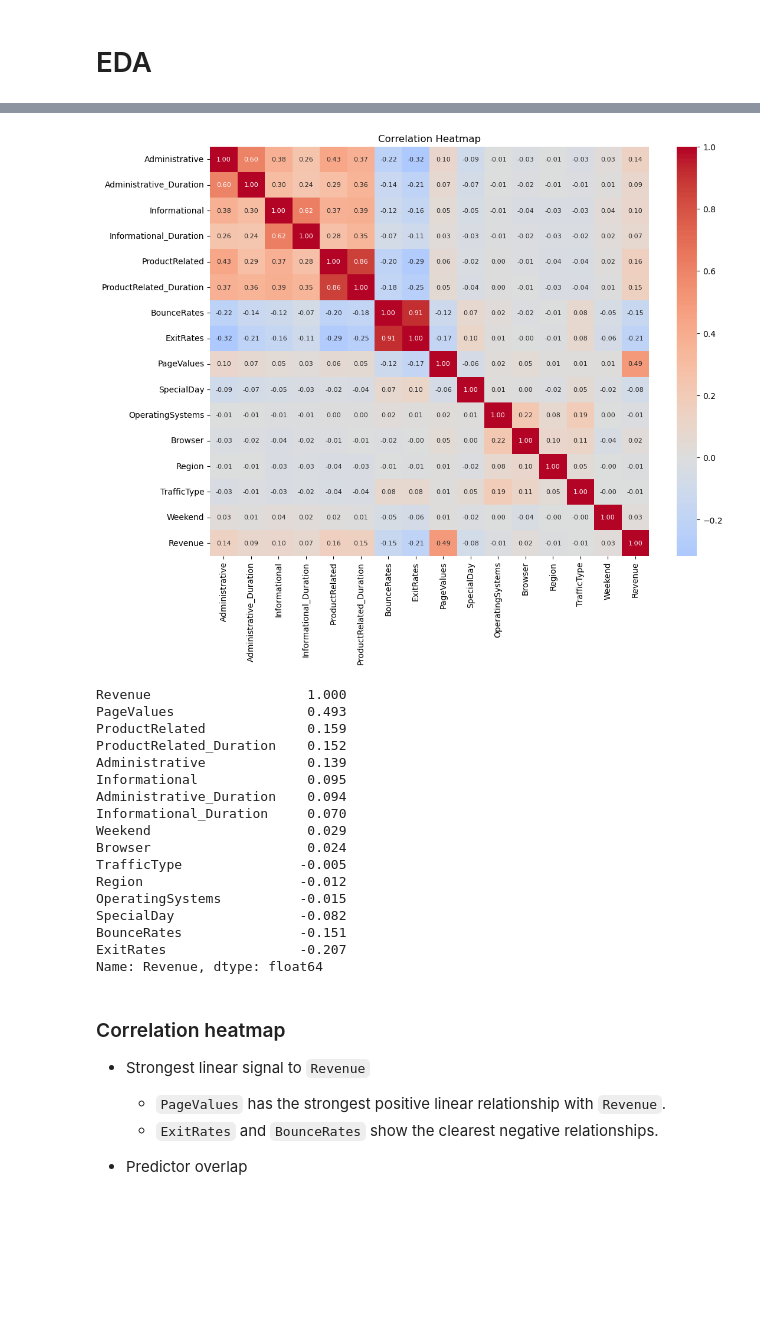
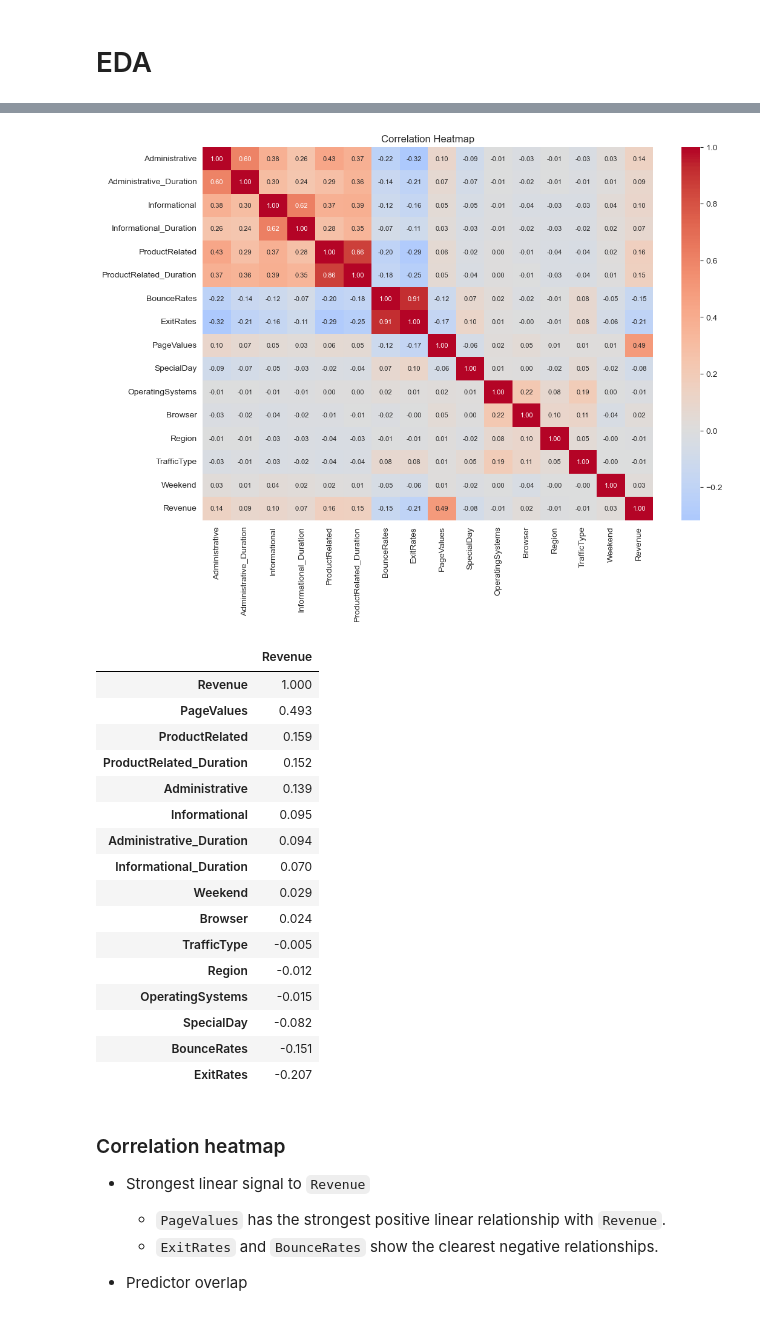
Before and after one commit to Lqvy/Project-Decisions, a Jupyter notebook: Online_Purchase_/online_shoppers_intention.ipynb, the cells around one changed output, grey strips where cells are left out. Drawn from its saved outputs; the diff is of its cells as text; code cells hidden in the pictures; blank space fills up the shorter version.

```diff
--- a/Online_Purchase_/online_shoppers_intention.ipynb
+++ b/Online_Purchase_/online_shoppers_intention.ipynb
@@ -259,42 +141,42 @@ for col in dist_cols:
 # %%
-corr_df = raw_df.copy()
-corr_df['Revenue'] = corr_df['Revenue'].astype(int)
-corr_df['Weekend'] = corr_df['Weekend'].astype(int)
-
-corr = corr_df.select_dtypes(include=['number']).corr()
-
-plt.figure(figsize=(12,9))
+# correlation heatmap
+plt.figure(figsize=(12,8))
 sns.heatmap(
-    corr,
+    raw_df.corr(numeric_only=True),
+    annot=True,
     cmap='coolwarm',
     center=0,
-    annot=True,
     fmt=".2f",
     annot_kws={"size": 8}
 )
 plt.title("Correlation Heatmap")
 plt.show()
 
-print(corr['Revenue'].sort_values(ascending=False).round(3))
+# correlation with target
+raw_target_correlations_table = raw_df.corr(numeric_only=True)
+pd.DataFrame(raw_target_correlations_table['Revenue']
+             .sort_values(ascending=False)
+             .round(3)
+            )
 # %% [output]
-[figure, old version]
+[figure, new version]
-Revenue                    1.000
-PageValues                 0.493
-ProductRelated             0.159
-ProductRelated_Duration    0.152
-Administrative             0.139
-Informational              0.095
-Administrative_Duration    0.094
-Informational_Duration     0.070
-Weekend                    0.029
-Browser                    0.024
-TrafficType               -0.005
-Region                    -0.012
-OperatingSystems          -0.015
-SpecialDay                -0.082
-BounceRates               -0.151
-ExitRates                 -0.207
-Name: Revenue, dtype: float64
+|  | Revenue |
+| Revenue | 1.000 |
+| PageValues | 0.493 |
+| ProductRelated | 0.159 |
+| ProductRelated_Duration | 0.152 |
+| Administrative | 0.139 |
+| Informational | 0.095 |
+| Administrative_Duration | 0.094 |
+| Informational_Duration | 0.070 |
+| Weekend | 0.029 |
+| Browser | 0.024 |
+| TrafficType | -0.005 |
+| Region | -0.012 |
+| OperatingSystems | -0.015 |
+| SpecialDay | -0.082 |
+| BounceRates | -0.151 |
+| ExitRates | -0.207 |
 # %% [markdown]
 ### Correlation heatmap
 - Strongest linear signal to `Revenue`
```
Also changed, not shown: parts of 132 cells of this notebook.
